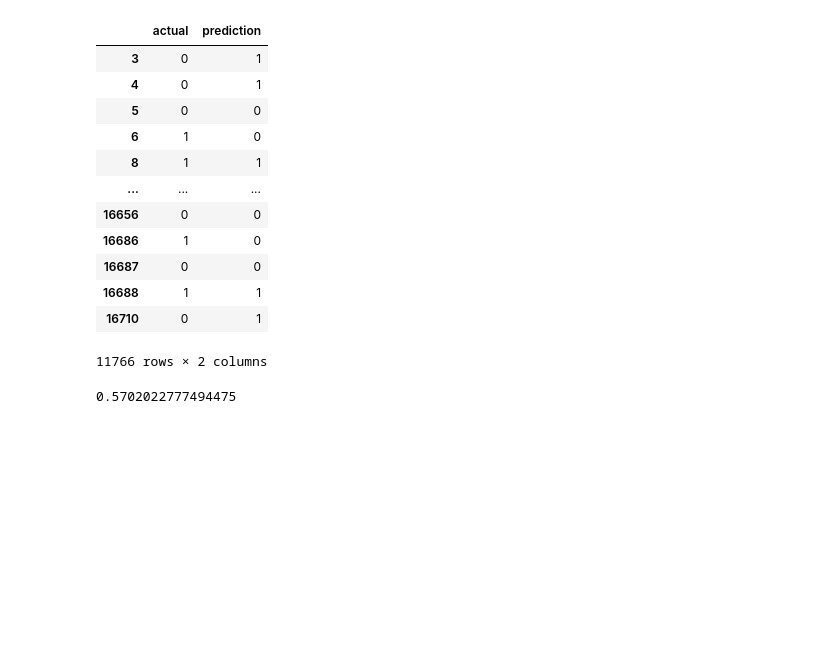
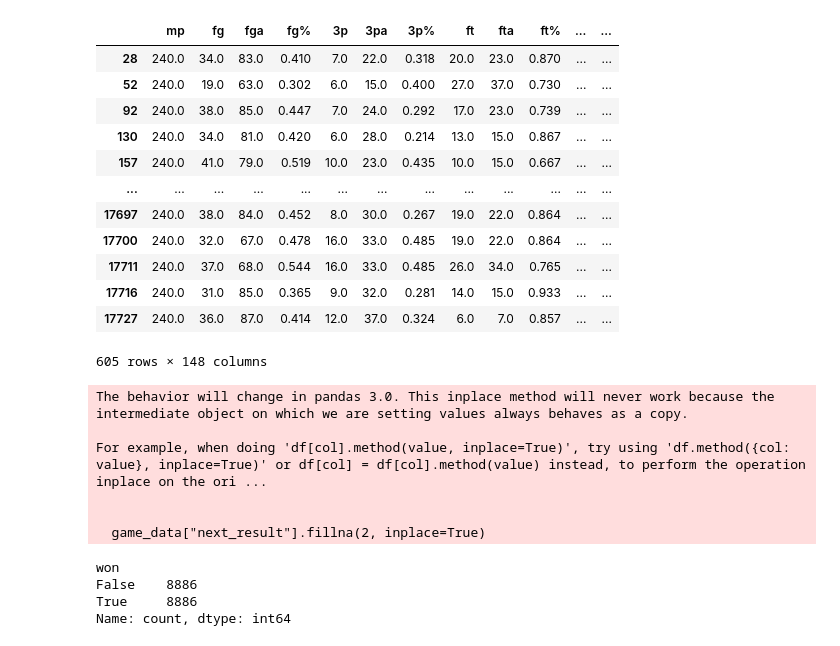
Before and after one commit to tuanduy16/NBALivePredict, a Jupyter notebook: nbalivepredict.ipynb, the cells around one changed output. Drawn from its saved outputs; the diff is of its cells as text; code cells hidden in the pictures; blank space fills up the shorter version.

```diff
--- a/nbalivepredict.ipynb
+++ b/nbalivepredict.ipynb
@@ -428,21 +0,0 @@ predictors
-# %%
-predictions = backtest(full, rr, predictors)
-predictions
-# %% [output]
-|  | actual | prediction |
-| 3 | 0 | 1 |
-| 4 | 0 | 1 |
-| 5 | 0 | 0 |
-| 6 | 1 | 0 |
-| 8 | 1 | 1 |
-| ... | ... | ... |
-| 16656 | 0 | 0 |
-| 16686 | 1 | 0 |
-| 16687 | 0 | 0 |
-| 16688 | 1 | 1 |
-| 16710 | 0 | 1 |
-11766 rows × 2 columns
-# %%
-accuracy_score(predictions["actual"], predictions["prediction"])
-# %% [output]
-0.5702022777494475
@@ -450,0 +1,42 @@ accuracy_score(predictions["actual"], predictions["prediction"])
+# %%
+import pandas as pd
+
+# Load the dataset and preprocess
+game_data = pd.read_csv("games_data.csv", index_col=0)
+del game_data["mp.1"]
+del game_data["mp_opp.1"]
+del game_data["index_opp"]
+game_data.sort_values("date", inplace=True)
+game_data.reset_index(drop=True, inplace=True)
+# %%
+def append_result_col(team_stats):
+    team_stats["next_result"] = team_stats["won"].shift(-1)
+    return team_stats
+
+game_data = game_data.groupby("team", group_keys=False).apply(append_result_col)
+# %%
+game_data[game_data["team"] == "PHI"]
+# %% [output]
+|  | mp | fg | fga | fg% | 3p | 3pa | 3p% | ft | fta | ft% | ... | ... |
+| 28 | 240.0 | 34.0 | 83.0 | 0.410 | 7.0 | 22.0 | 0.318 | 20.0 | 23.0 | 0.870 | ... | ... |
+| 52 | 240.0 | 19.0 | 63.0 | 0.302 | 6.0 | 15.0 | 0.400 | 27.0 | 37.0 | 0.730 | ... | ... |
+| 92 | 240.0 | 38.0 | 85.0 | 0.447 | 7.0 | 24.0 | 0.292 | 17.0 | 23.0 | 0.739 | ... | ... |
+| 130 | 240.0 | 34.0 | 81.0 | 0.420 | 6.0 | 28.0 | 0.214 | 13.0 | 15.0 | 0.867 | ... | ... |
+| 157 | 240.0 | 41.0 | 79.0 | 0.519 | 10.0 | 23.0 | 0.435 | 10.0 | 15.0 | 0.667 | ... | ... |
+| ... | ... | ... | ... | ... | ... | ... | ... | ... | ... | ... | ... | ... |
+| 17697 | 240.0 | 38.0 | 84.0 | 0.452 | 8.0 | 30.0 | 0.267 | 19.0 | 22.0 | 0.864 | ... | ... |
+| 17700 | 240.0 | 32.0 | 67.0 | 0.478 | 16.0 | 33.0 | 0.485 | 19.0 | 22.0 | 0.864 | ... | ... |
+| 17711 | 240.0 | 37.0 | 68.0 | 0.544 | 16.0 | 33.0 | 0.485 | 26.0 | 34.0 | 0.765 | ... | ... |
+| 17716 | 240.0 | 31.0 | 85.0 | 0.365 | 9.0 | 32.0 | 0.281 | 14.0 | 15.0 | 0.933 | ... | ... |
+| 17727 | 240.0 | 36.0 | 87.0 | 0.414 | 12.0 | 37.0 | 0.324 | 6.0 | 7.0 | 0.857 | ... | ... |
+605 rows × 148 columns
+# %%
+#Handling missing values in the target column
+game_data["next_result"].fillna(2, inplace=True)
+# %% [output]
+The behavior will change in pandas 3.0. This inplace method will never work because the intermediate object on which we are setting values always behaves as a copy.
+
+For example, when doing 'df[col].method(value, inplace=True)', try using 'df.method({col: value}, inplace=True)' or df[col] = df[col].method(value) instead, to perform the operation inplace on the ori ...
+
+
+  game_data["next_result"].fillna(2, inplace=True)
@@ -450,0 +46,8 @@ accuracy_score(predictions["actual"], predictions["prediction"])
+# %%
+# Check how many games each team won
+game_data["won"].value_counts()
+# %% [output]
+won
+False    8886
+True     8886
+Name: count, dtype: int64
```
Also changed, not shown: parts of 71 cells of this notebook.
